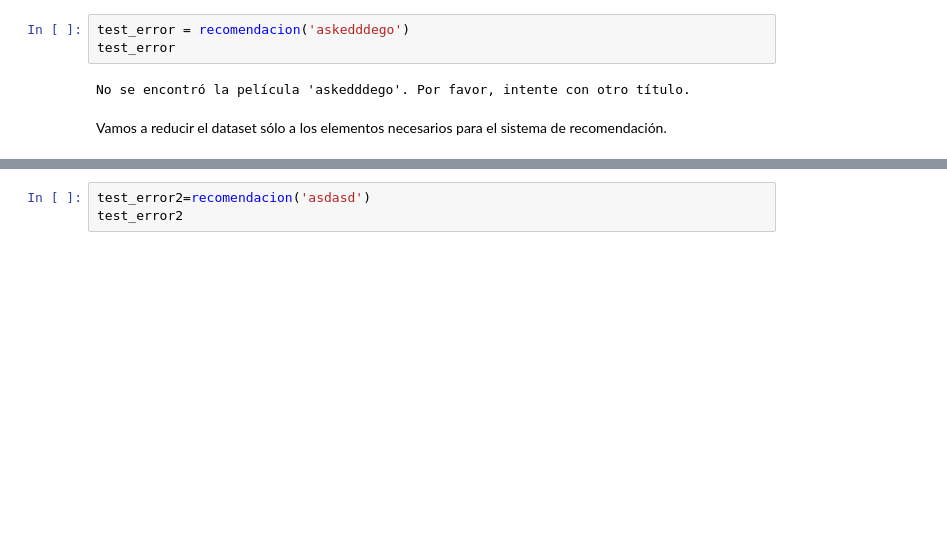
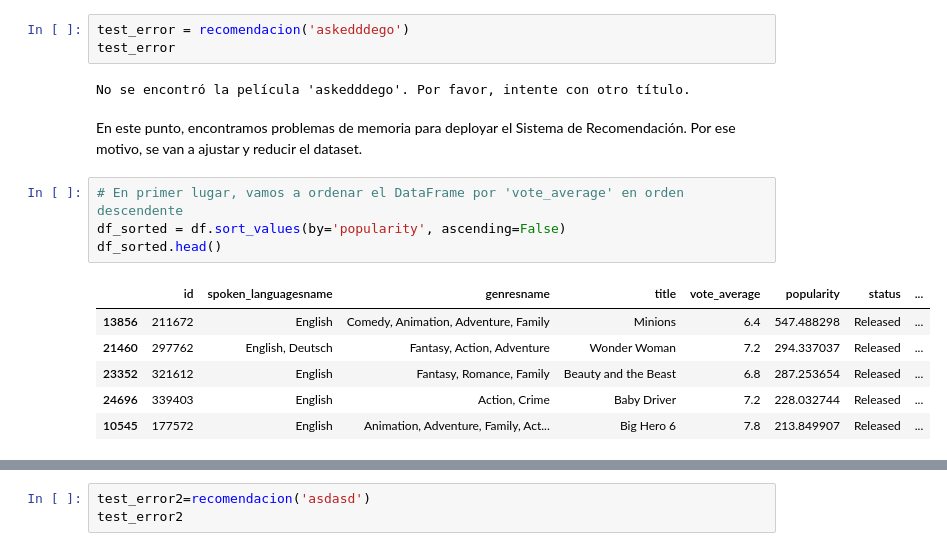
Before and after one commit to gastorellano/Proyect_MLOps, a Jupyter notebook: Notebooks/sistema_recomendacion.ipynb, the cells around one changed output, grey strips where cells are left out. Saved outputs shown, nothing was run; the diff lists cells and outputs as text; blank space fills up the shorter version.

Commit message:
depuración dataset sistema recomendación

```diff
--- a/Notebooks/sistema_recomendacion.ipynb
+++ b/Notebooks/sistema_recomendacion.ipynb
@@ -165,5 +165,16 @@ test_error = recomendacion('askedddego')
 test_error
 # %% [output]
 No se encontró la película 'askedddego'. Por favor, intente con otro título.
-# %% [markdown]
-Vamos a reducir el dataset sólo a los elementos necesarios para el sistema de recomendación.
+# %% [markdown]
+En este punto, encontramos problemas de memoria para deployar el Sistema de Recomendación. Por ese motivo, se van a ajustar y reducir el dataset.
+# %%
+# En primer lugar, vamos a ordenar el DataFrame por 'vote_average' en orden descendente
+df_sorted = df.sort_values(by='popularity', ascending=False)
+df_sorted.head()
+# %% [output]
+|  | id | spoken_languagesname | genresname | title | vote_average | popularity | status | ... |
+| 13856 | 211672 | English | Comedy, Animation, Adventure, Family | Minions | 6.4 | 547.488298 | Released | ... |
+| 21460 | 297762 | English, Deutsch | Fantasy, Action, Adventure | Wonder Woman | 7.2 | 294.337037 | Released | ... |
+| 23352 | 321612 | English | Fantasy, Romance, Family | Beauty and the Beast | 6.8 | 287.253654 | Released | ... |
+| 24696 | 339403 | English | Action, Crime | Baby Driver | 7.2 | 228.032744 | Released | ... |
+| 10545 | 177572 | English | Animation, Adventure, Family, Act... | Big Hero 6 | 7.8 | 213.849907 | Released | ... |
```
Also changed, not shown: parts of 20 cells of this notebook, 5 other files.
